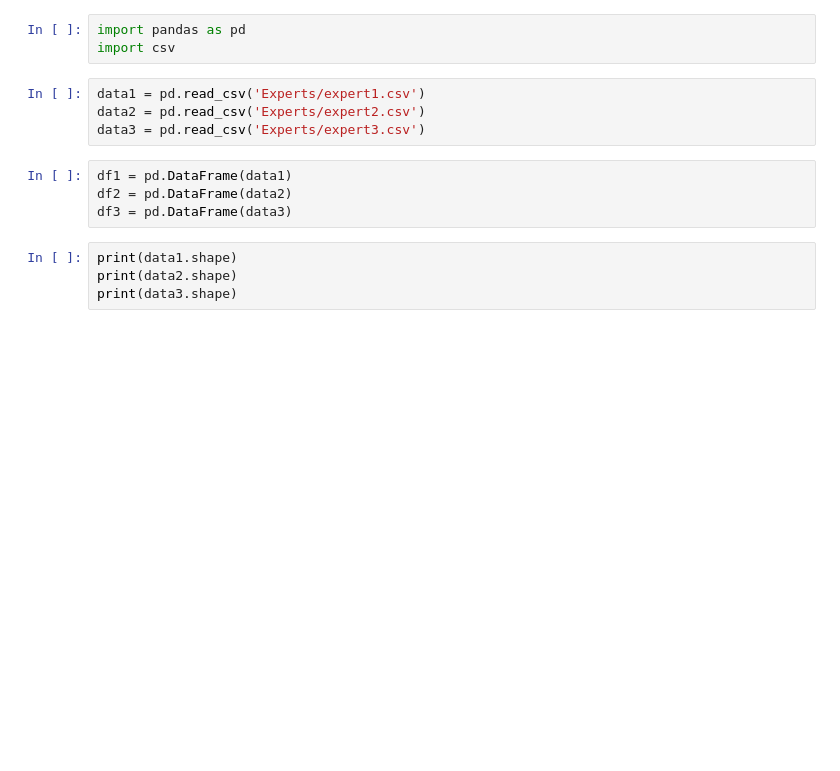
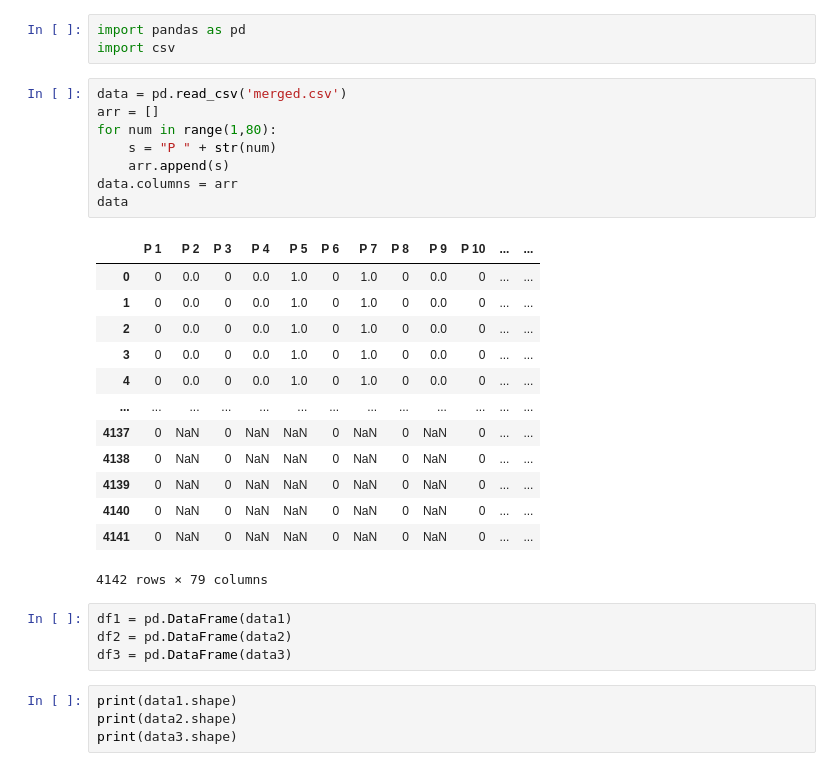
Before and after one commit to Anjalizi/Neonatal-Seizures, a Jupyter notebook: Expert Files/mergeCSV.ipynb, the cells around one changed output. Saved outputs shown, nothing was run; the diff lists cells and outputs as text; blank space fills up the shorter version.

```diff
--- a/Expert Files/mergeCSV.ipynb
+++ b/Expert Files/mergeCSV.ipynb
@@ -1,10 +1,28 @@
 # %%
 import pandas as pd
 import csv
-# %%
-data1 = pd.read_csv('Experts/expert1.csv')
-data2 = pd.read_csv('Experts/expert2.csv')
-data3 = pd.read_csv('Experts/expert3.csv')
+# %%
+data = pd.read_csv('merged.csv')
+arr = []
+for num in range(1,80):
+    s = "P " + str(num)
+    arr.append(s)
+data.columns = arr
+data
+# %% [output]
+|  | P 1 | P 2 | P 3 | P 4 | P 5 | P 6 | P 7 | P 8 | P 9 | P 10 | ... | ... |
+| 0 | 0 | 0.0 | 0 | 0.0 | 1.0 | 0 | 1.0 | 0 | 0.0 | 0 | ... | ... |
+| 1 | 0 | 0.0 | 0 | 0.0 | 1.0 | 0 | 1.0 | 0 | 0.0 | 0 | ... | ... |
+| 2 | 0 | 0.0 | 0 | 0.0 | 1.0 | 0 | 1.0 | 0 | 0.0 | 0 | ... | ... |
+| 3 | 0 | 0.0 | 0 | 0.0 | 1.0 | 0 | 1.0 | 0 | 0.0 | 0 | ... | ... |
+| 4 | 0 | 0.0 | 0 | 0.0 | 1.0 | 0 | 1.0 | 0 | 0.0 | 0 | ... | ... |
+| ... | ... | ... | ... | ... | ... | ... | ... | ... | ... | ... | ... | ... |
+| 4137 | 0 | NaN | 0 | NaN | NaN | 0 | NaN | 0 | NaN | 0 | ... | ... |
+| 4138 | 0 | NaN | 0 | NaN | NaN | 0 | NaN | 0 | NaN | 0 | ... | ... |
+| 4139 | 0 | NaN | 0 | NaN | NaN | 0 | NaN | 0 | NaN | 0 | ... | ... |
+| 4140 | 0 | NaN | 0 | NaN | NaN | 0 | NaN | 0 | NaN | 0 | ... | ... |
+| 4141 | 0 | NaN | 0 | NaN | NaN | 0 | NaN | 0 | NaN | 0 | ... | ... |
+4142 rows × 79 columns
 # %%
 df1 = pd.DataFrame(data1)
 df2 = pd.DataFrame(data2)
```
Also changed, not shown: parts of 7 cells of this notebook, 5 other files.
